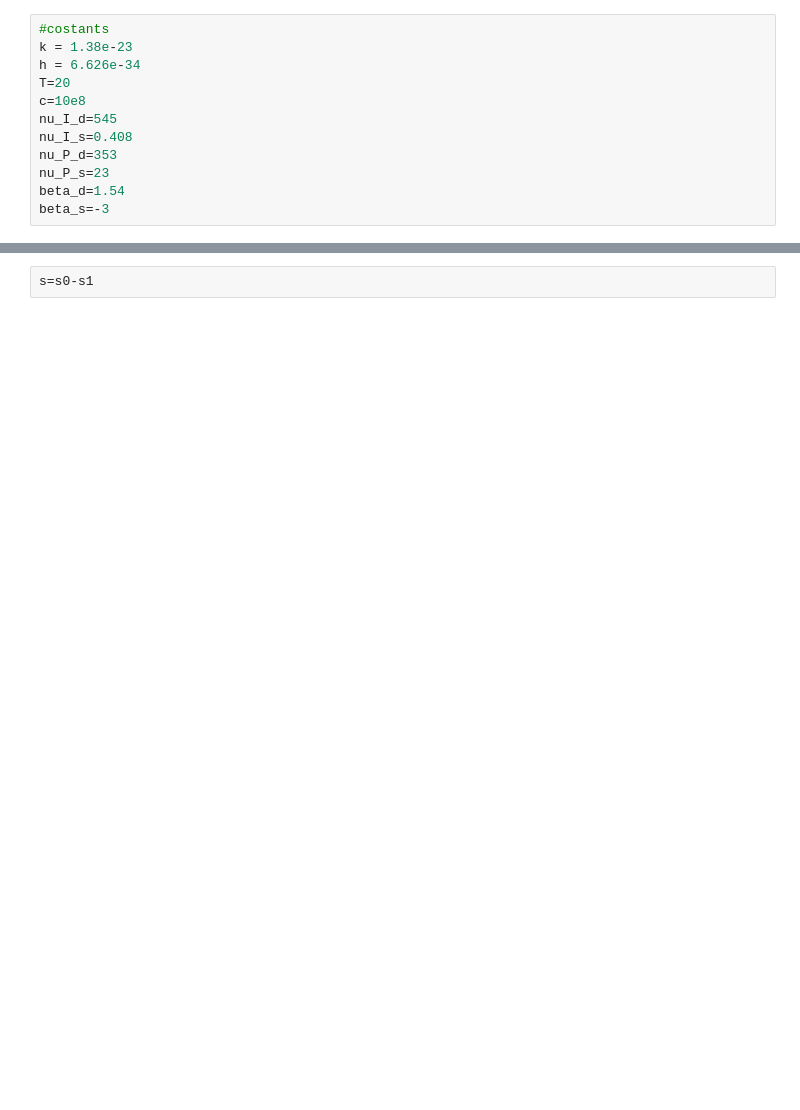
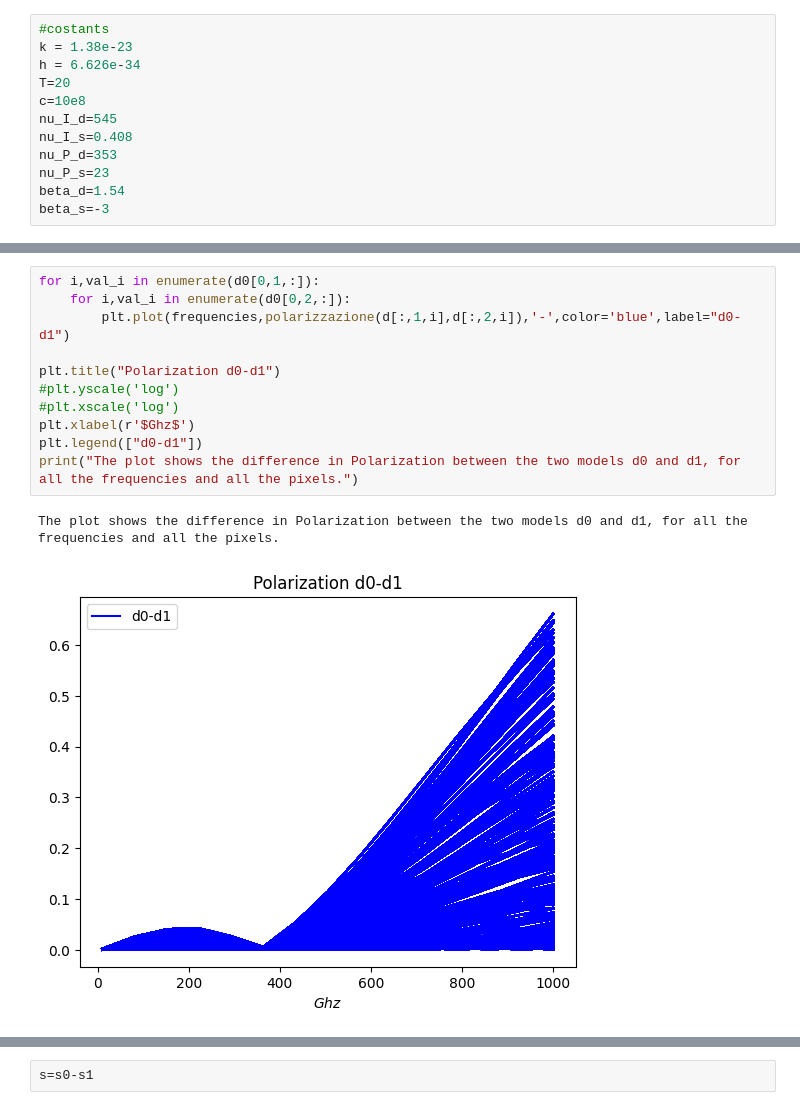
Before and after one commit to AlicePirotta/APC, a Jupyter notebook: comparation_models.ipynb, the cells around one changed output, grey strips where cells are left out. Cells and saved outputs as stored; diff of their text form; blank space fills up the shorter version.

```diff
--- a/comparation_models.ipynb
+++ b/comparation_models.ipynb
@@ -94 +104,15 @@ Text(0.5, 0, '$Ghz$')
+# %%
+for i,val_i in enumerate(d0[0,1,:]):
+    for i,val_i in enumerate(d0[0,2,:]):
+        plt.plot(frequencies,polarizzazione(d[:,1,i],d[:,2,i]),'-',color='blue',label="d0-d1")
+
+plt.title("Polarization d0-d1")
+#plt.yscale('log')
+#plt.xscale('log')
+plt.xlabel(r'$Ghz$')
+plt.legend(["d0-d1"])
+print("The plot shows the difference in Polarization between the two models d0 and d1, for all the frequencies and all the pixels.")
+# %% [output]
+The plot shows the difference in Polarization between the two models d0 and d1, for all the frequencies and all the pixels.
+[figure, added]
 # %%
```
Also changed, not shown: parts of 15 cells of this notebook.
